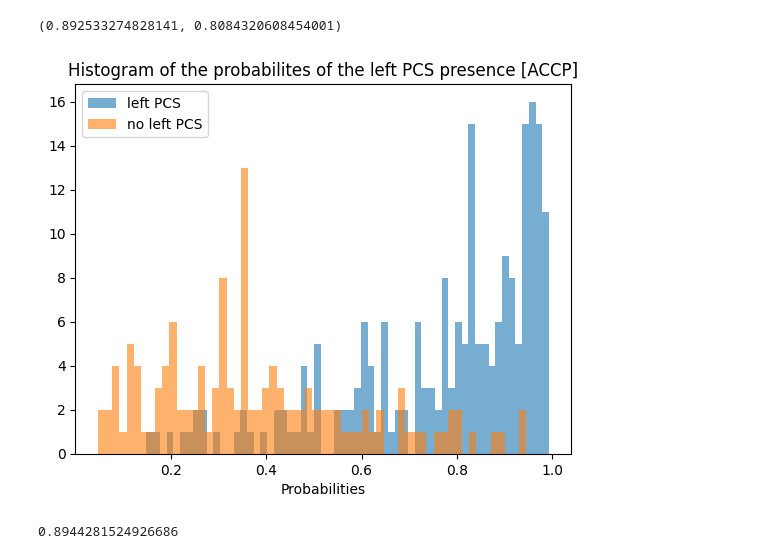
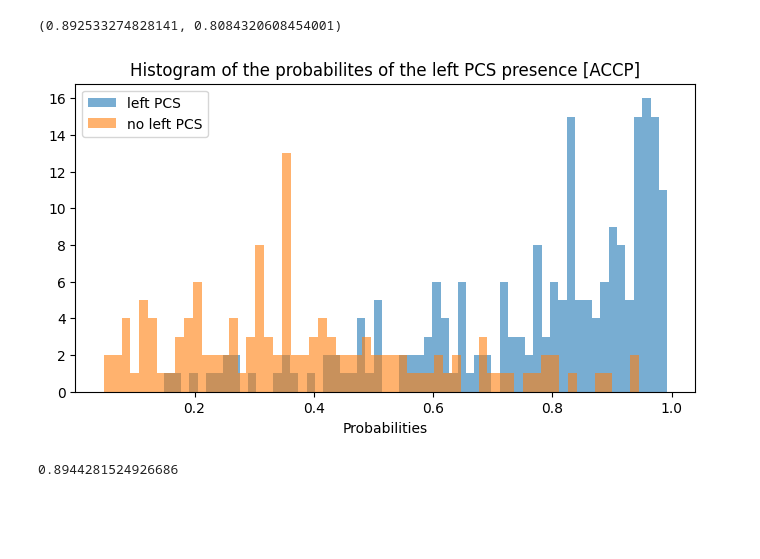
Before and after one commit to neurospin/champollion_V1, a Jupyter notebook: contrastive/notebooks/antoine/SVM_classifier_on_HCP_left_cingulate_dim256.ipynb, the cells around one changed output. Saved outputs shown, nothing was run; the diff lists cells and outputs as text; code cells hidden in the pictures; blank space fills up the shorter version.

```diff
--- a/contrastive/notebooks/antoine/SVM_classifier_on_HCP_left_cingulate_dim256.ipynb
+++ b/contrastive/notebooks/antoine/SVM_classifier_on_HCP_left_cingulate_dim256.ipynb
@@ -175,14 +175,15 @@ roc_auc_score(y,model.predict_proba(X)[:,1]), balanced_accuracy_score(y, model.p
 # %% [output]
 (0.892533274828141, 0.8084320608454001)
 # %%
+plt.figure(figsize=(8,4))
 plt.hist(model.predict_proba(X)[y==1,1], bins=60, alpha=0.6, label='left PCS')
 plt.hist(model.predict_proba(X)[y==0,1], bins=60, alpha=0.6, label='no left PCS')
 plt.xlabel('Probabilities')
 plt.title('Histogram of the probabilites of the left PCS presence [ACCP]')
 plt.legend()
 plt.show()
 # %% [output]
-[figure, old version]
+[figure, new version]
 # %%
 float((model.predict(X) == (model.predict_proba(X)>0.5)[:,1]).sum())/len(X)
 # %% [output]
```
Also changed, not shown: parts of 15 cells of this notebook, 7 other files.
